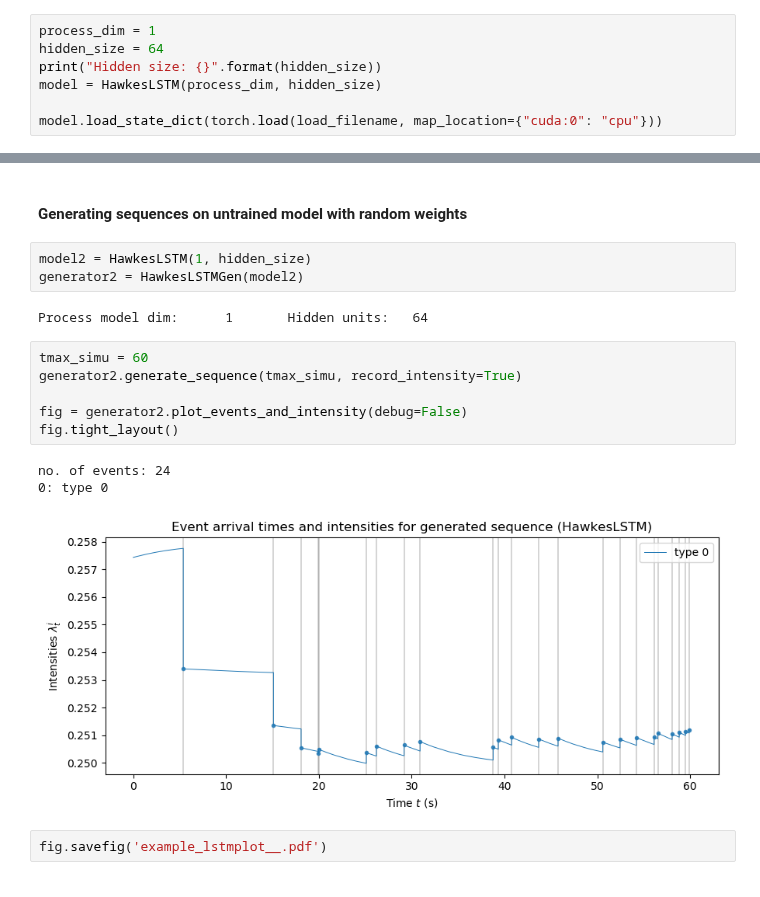
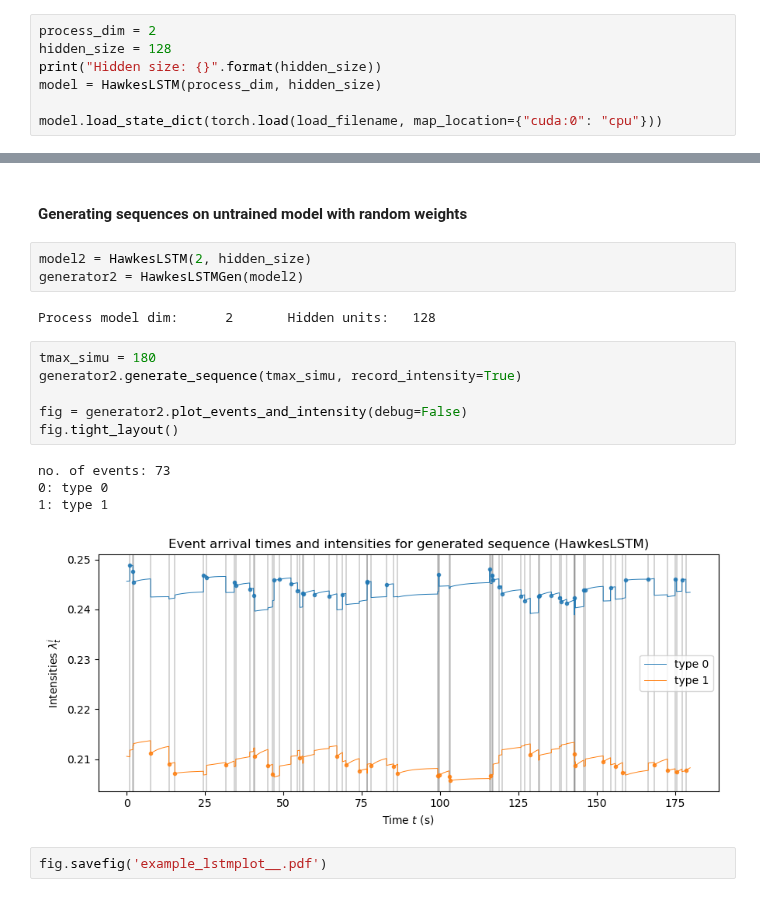
Before and after one commit to Deeptradingfx/point-process-nets, a Jupyter notebook: notebooks/ctlstm.ipynb, the cells around one changed output, grey strips where cells are left out. Cells and saved outputs as stored; diff of their text form.

```diff
--- a/notebooks/ctlstm.ipynb
+++ b/notebooks/ctlstm.ipynb
@@ -203,6 +204,6 @@ Timestamp: 20181206-235311
 # %%
-process_dim = 1
-hidden_size = 64
+process_dim = 2
+hidden_size = 128
 print("Hidden size: {}".format(hidden_size))
 model = HawkesLSTM(process_dim, hidden_size)
 
@@ -216,20 +217,21 @@ tmax = 3600  # real end time value
 # %% [markdown]
 #### Generating sequences on untrained model with random weights
 # %%
-model2 = HawkesLSTM(1, hidden_size)
+model2 = HawkesLSTM(2, hidden_size)
 generator2 = HawkesLSTMGen(model2)
 # %% [output]
-Process model dim:      1       Hidden units:   64
+Process model dim:      2       Hidden units:   128
 # %%
-tmax_simu = 60
+tmax_simu = 180
 generator2.generate_sequence(tmax_simu, record_intensity=True)
 
 fig = generator2.plot_events_and_intensity(debug=False)
 fig.tight_layout()
 # %% [output]
-no. of events: 24
+no. of events: 73
 0: type 0
+1: type 1
-[figure, old version]
+[figure, new version]
 # %%
 fig.savefig('example_lstmplot__.pdf')
 # %% [markdown]
```
Also changed, not shown: parts of 11 cells of this notebook, 13 other files.
